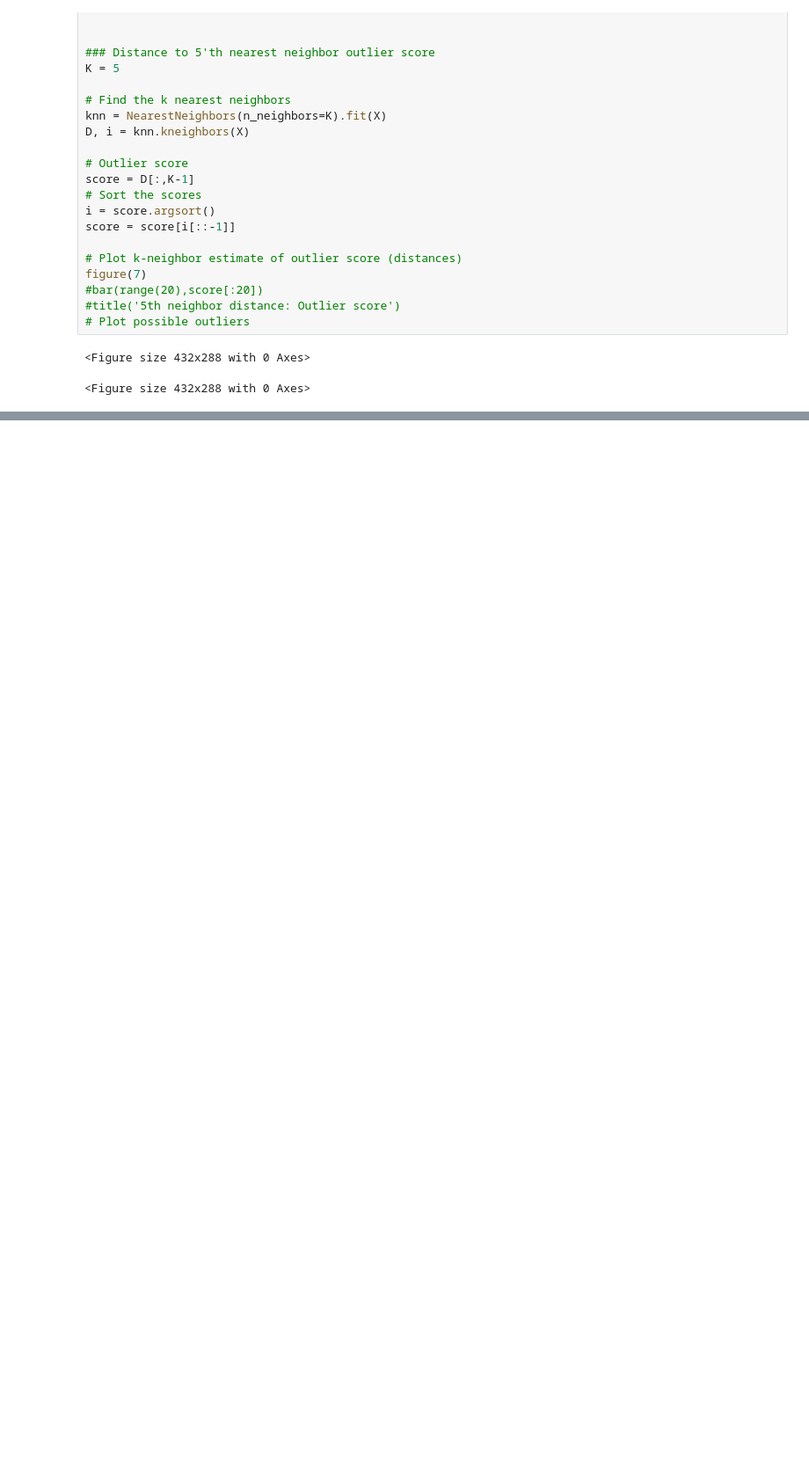
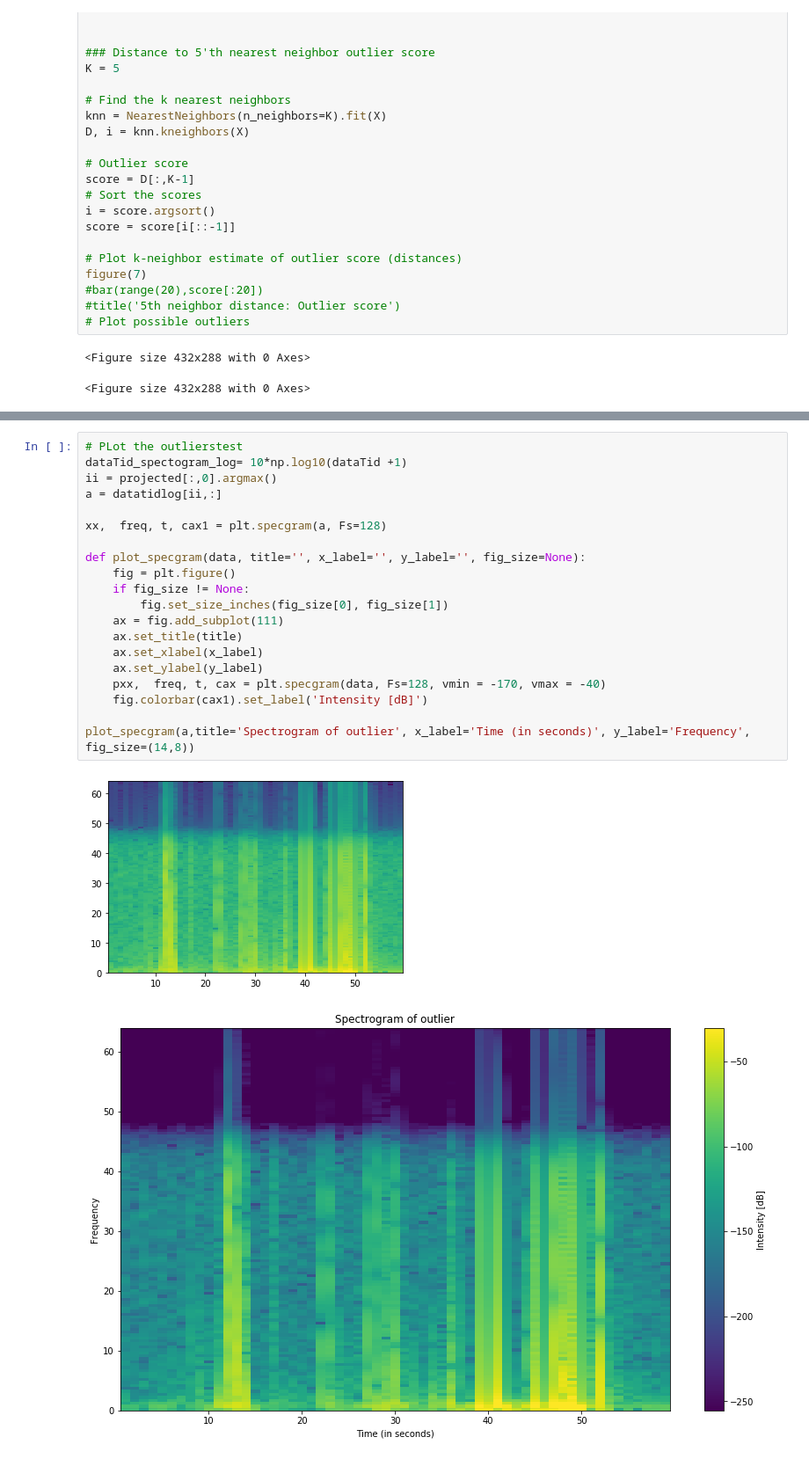
Before and after one commit to Wedenborg/DeepLearningProject, a Jupyter notebook: MasterCode.ipynb, the cells around one changed output, grey strips where cells are left out. Shown at 88% size. Saved outputs shown, nothing was run; the diff lists cells and outputs as text; blank space fills up the shorter version.

```diff
--- a/MasterCode.ipynb
+++ b/MasterCode.ipynb
@@ -657,0 +1245,23 @@ savefig('/Users/ibenfjordkjaersgaard/Documents/GitHub/DeepLearningProject/5_th_n
+# %%
+# PLot the outlierstest
+dataTid_spectogram_log= 10*np.log10(dataTid +1)
+ii = projected[:,0].argmax()
+a = datatidlog[ii,:]
+
+xx,  freq, t, cax1 = plt.specgram(a, Fs=128)
+
+def plot_specgram(data, title='', x_label='', y_label='', fig_size=None):
+    fig = plt.figure()
+    if fig_size != None:
+        fig.set_size_inches(fig_size[0], fig_size[1])
+    ax = fig.add_subplot(111)
+    ax.set_title(title)
+    ax.set_xlabel(x_label)
+    ax.set_ylabel(y_label)
+    pxx,  freq, t, cax = plt.specgram(data, Fs=128, vmin = -170, vmax = -40)
+    fig.colorbar(cax1).set_label('Intensity [dB]')
+
+plot_specgram(a,title='Spectrogram of outlier', x_label='Time (in seconds)', y_label='Frequency', fig_size=(14,8))
+# %% [output]
+[figure, added]
+[figure, added]
```
Also changed, not shown: parts of 20 cells of this notebook.
